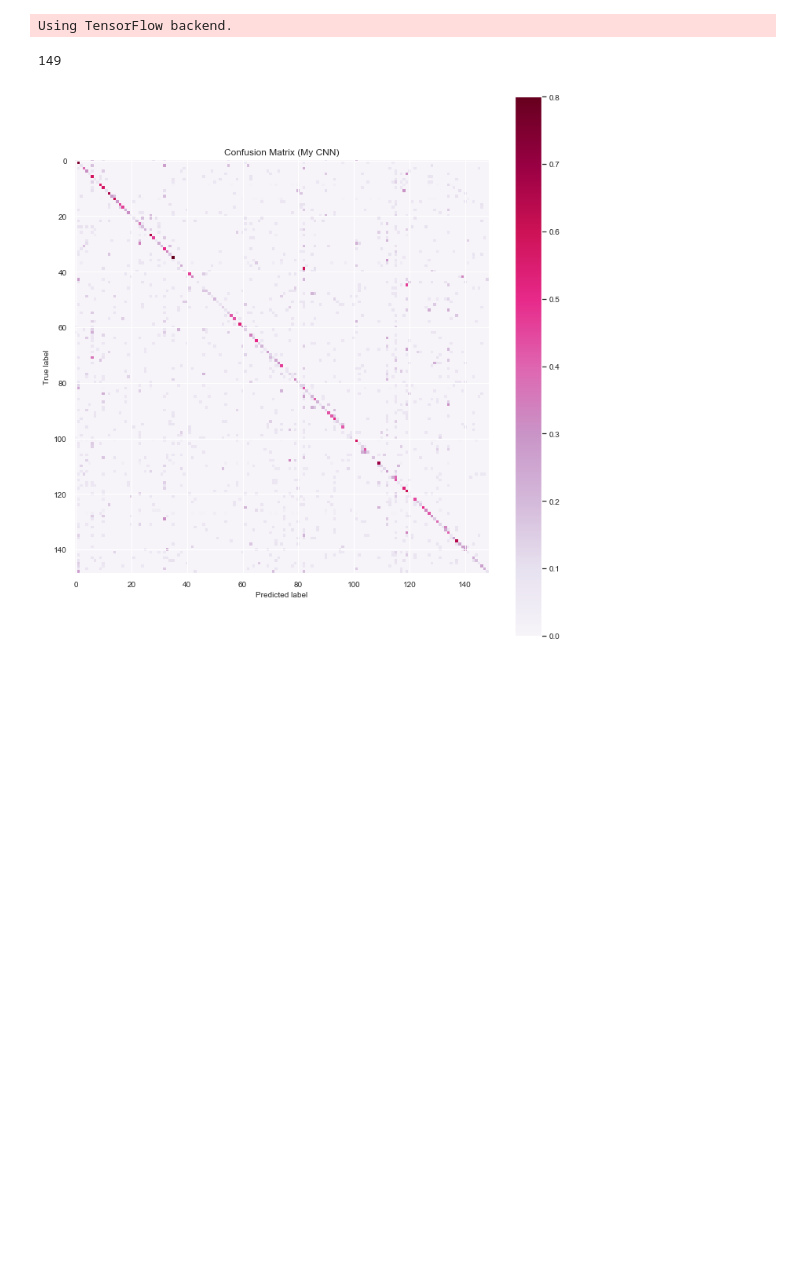
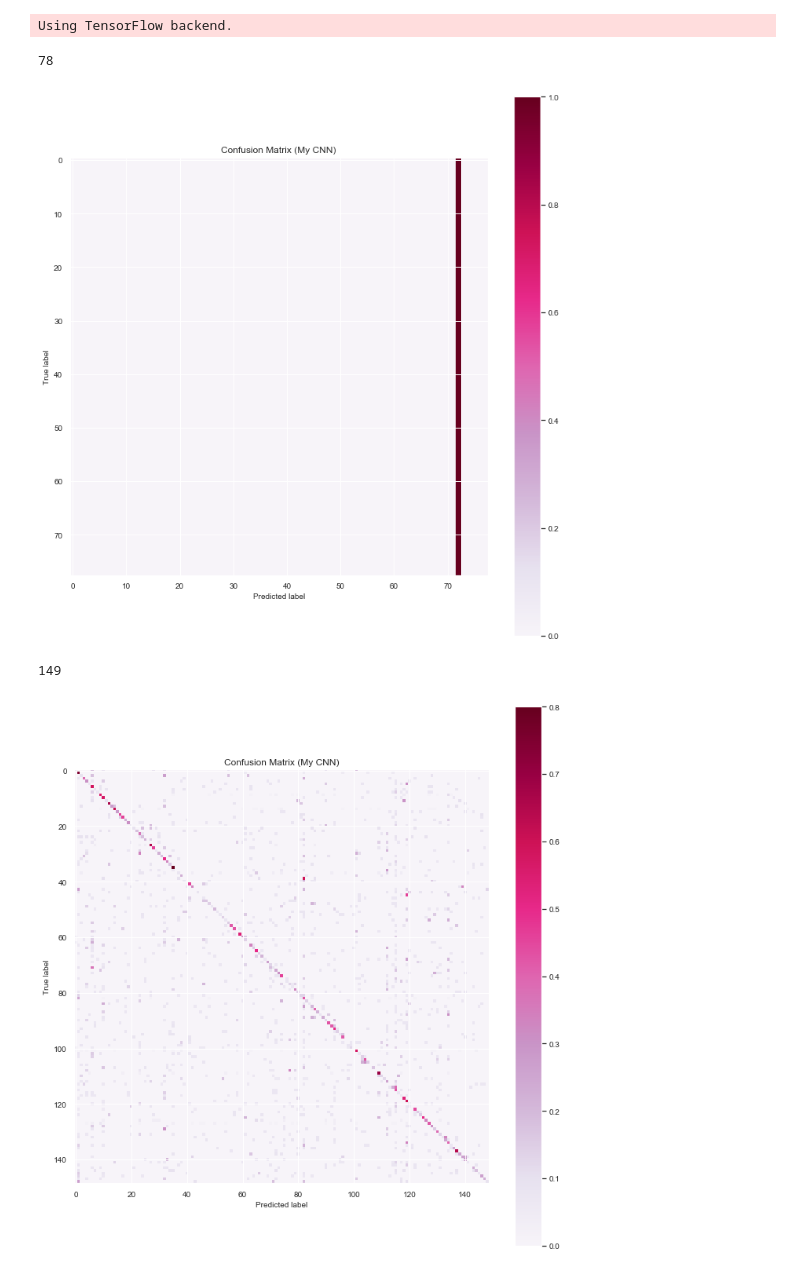
Before and after one commit to NJacobsohn/Whos_That_Pokemon, a Jupyter notebook: notebooks/data_visualization.ipynb, the cells around one changed output. Cells and saved outputs as stored; diff of their text form; code cells hidden in the pictures; blank space fills up the shorter version.

```diff
--- a/notebooks/data_visualization.ipynb
+++ b/notebooks/data_visualization.ipynb
@@ -29,6 +29,14 @@ with open('../models/metrics/xception_cm.txt', 'rb') as f:
     cm_xception = pickle.load(f)
 with open('../pickles/class_names.p', 'rb') as f:
     class_names = pickle.load(f)
+# %%
+with open('../models/metrics/cnn_grouped_cm.txt', 'rb') as f:
+    cm_my_model = pickle.load(f)
+with open('../pickles/class_names_gen1_grouped.p', 'rb') as f:
+    class_names_gen1_grouped = pickle.load(f)
+# %%
+with open('../models/metrics/cnn_grouped_transfer_learning_cm.txt', 'rb') as f:
+    cm_stupid = pickle.load(f)
 # %%
 def plot_confusion_matrix(cm, classes,
                           title='Confusion matrix',
@@ -45,6 +53,14 @@ def plot_confusion_matrix(cm, classes,
     plt.colorbar(ax=ax)
     ax.set_ylabel('True label')
     ax.set_xlabel('Predicted label')
+# %%
+sze = 78
+plot_confusion_matrix(cm_stupid[:sze,:sze], class_names_gen1_grouped[:sze], title="Confusion Matrix (My CNN)", cmap=plt.cm.PuRd)
+plt.tight_layout()
+#plt.savefig("../img/my_cnn_cm.png", dpi=200)
+# %% [output]
+78
+[figure, added]
 # %%
 sze = 149
 plot_confusion_matrix(cm_my_model[:sze,:sze], class_names[:sze], title="Confusion Matrix (My CNN)", cmap=plt.cm.PuRd)
```
Also changed, not shown: parts of 4 cells of this notebook, 4 other files.
